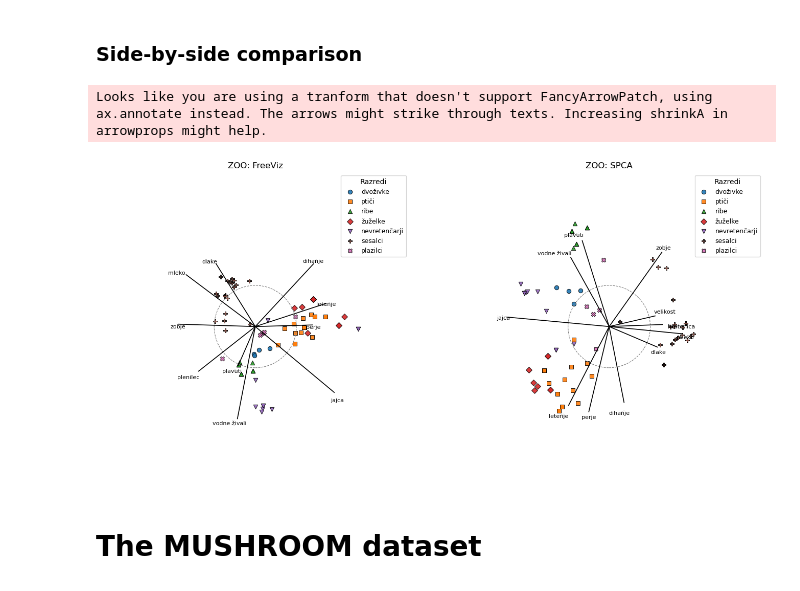
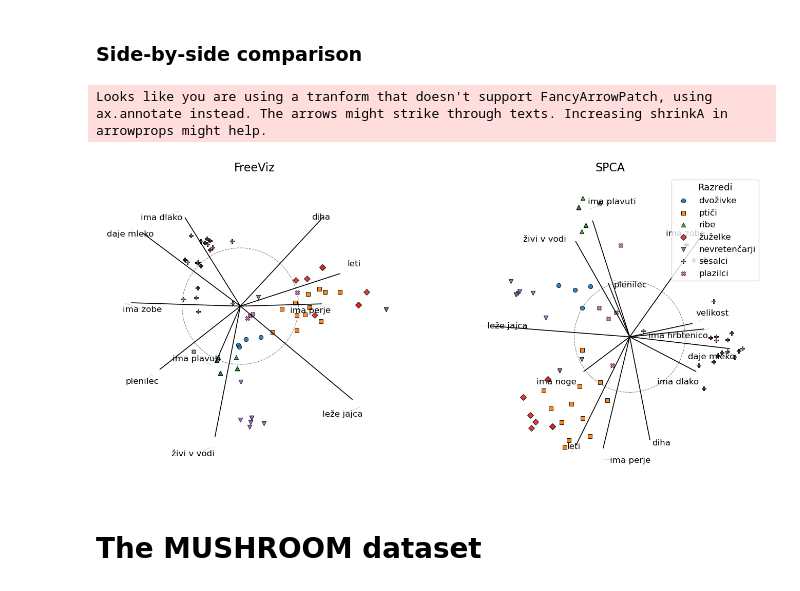
Before and after one commit to JasaTavcar/diplomska, a Jupyter notebook: experiments/compare_freeviz_spca.ipynb, the cells around one changed output. Cells and saved outputs as stored; diff of their text form; code cells hidden in the pictures.

```diff
--- a/experiments/compare_freeviz_spca.ipynb
+++ b/experiments/compare_freeviz_spca.ipynb
@@ -117,23 +117,25 @@ Step 990: loss = 1.0696, classifier loss = 0.1245
 # %%
 fig, (ax1, ax2) = plt.subplots(1, 2, figsize=(14, 6.5))
 
 plot_projection(
     P_np, A_np, feature_names, C_np, class_names,
-    title='ZOO: FreeViz', ax=ax1, text_scale=1.08, normalize_points=True
+    title='FreeViz', ax=ax1, text_scale=1.08, normalize_points=True,
+    show_legend=False, crop=True, label_fontsize=12, title_fontsize=16
 )
 
 plot_projection(
     Z_np, L_np, feature_names, C_np_spca, class_names,
-    title='ZOO: SPCA', ax=ax2, text_scale=1.1
+    title='SPCA', ax=ax2, text_scale=1.1, crop=True,
+    label_fontsize=12, legend_fontsize=12, legend_title_fontsize=13, title_fontsize=16
 )
 
 plt.tight_layout()
 plt.savefig("../final_vizualizations/compare_freeviz_spca_zoo.svg", format="svg", bbox_inches="tight")
 plt.savefig("../final_vizualizations/compare_freeviz_spca_zoo.png", format="png", bbox_inches="tight")
 plt.show()
 # %% [output]
 Looks like you are using a tranform that doesn't support FancyArrowPatch, using ax.annotate instead. The arrows might strike through texts. Increasing shrinkA in arrowprops might help.
-[figure, old version]
+[figure, new version]
 # %% [markdown]
 # The MUSHROOM dataset
 # %% [markdown]
```
Also changed, not shown: parts of 8 cells of this notebook, 4 other files.
